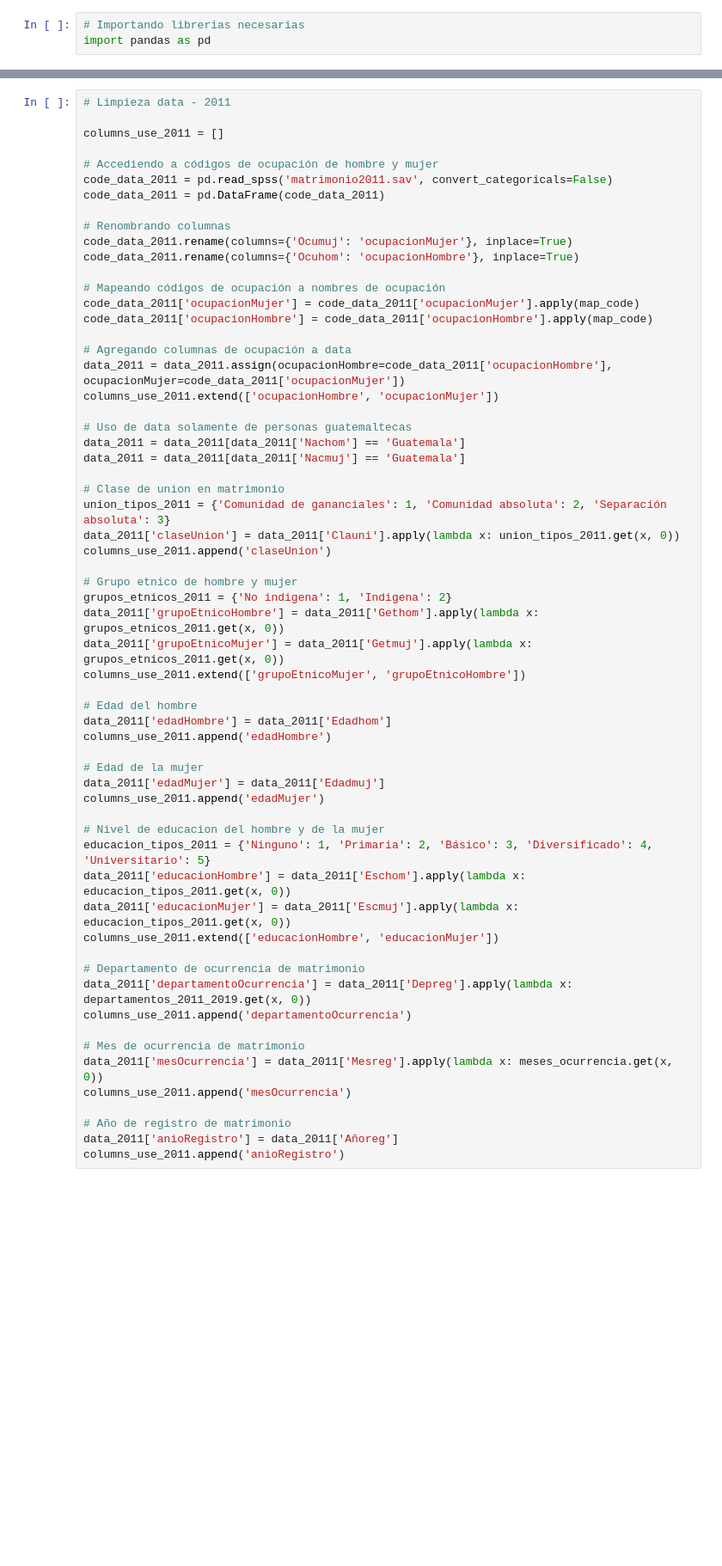
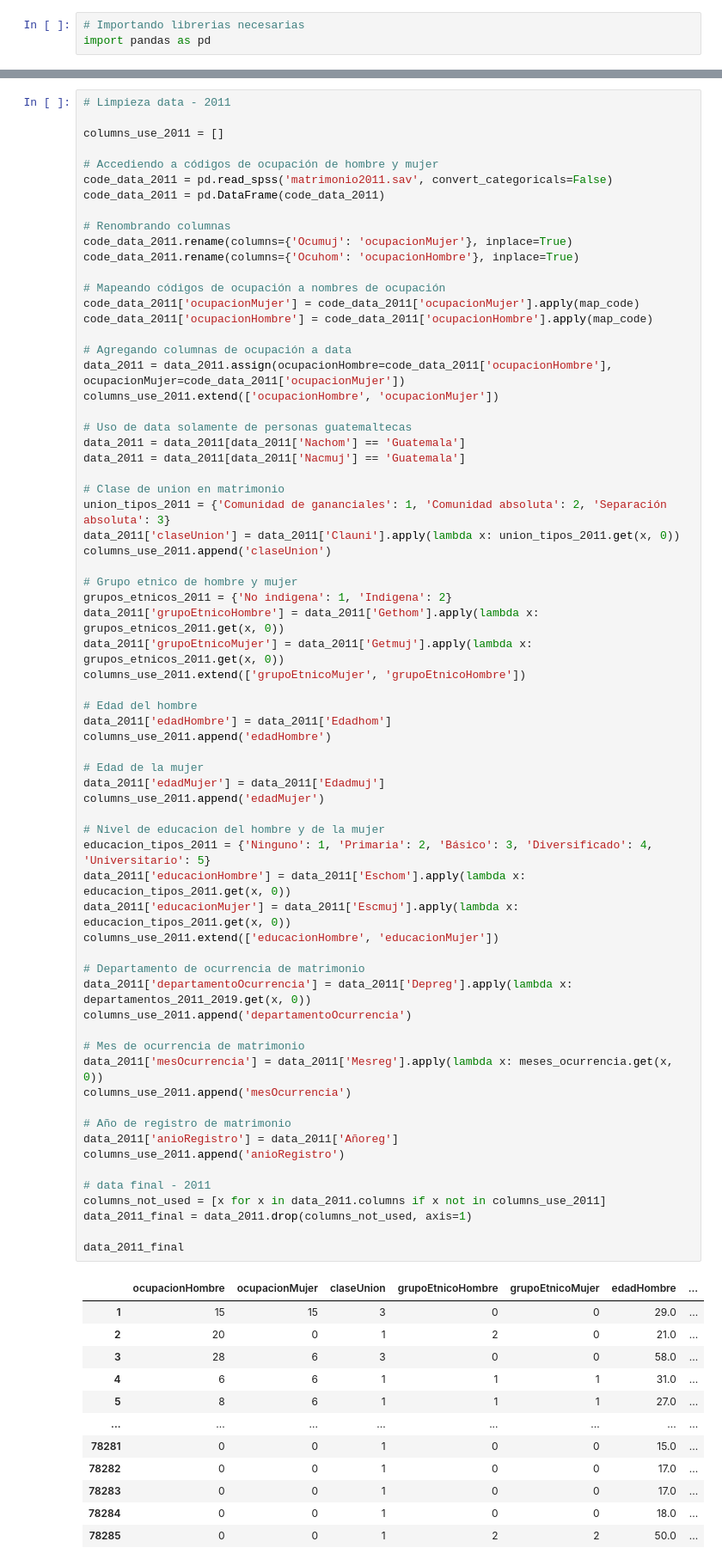
Before and after one commit to MGonza20/Proyecto1_MD, a Jupyter notebook: proyecto_final.ipynb, the cells around one changed output, grey strips where cells are left out. Shown: that part at 86% size. Saved outputs shown, nothing was run; the diff lists cells and outputs as text; blank space fills up the shorter version.

```diff
--- a/proyecto_final.ipynb
+++ b/proyecto_final.ipynb
@@ -83,30 +83,49 @@ columns_use_2011.append('claseUnion')
 grupos_etnicos_2011 = {'No indigena': 1, 'Indigena': 2}
 data_2011['grupoEtnicoHombre'] = data_2011['Gethom'].apply(lambda x: grupos_etnicos_2011.get(x, 0))
 data_2011['grupoEtnicoMujer'] = data_2011['Getmuj'].apply(lambda x: grupos_etnicos_2011.get(x, 0))
 columns_use_2011.extend(['grupoEtnicoMujer', 'grupoEtnicoHombre'])
 
 # Edad del hombre
 data_2011['edadHombre'] = data_2011['Edadhom']
 columns_use_2011.append('edadHombre')
 
 # Edad de la mujer
 data_2011['edadMujer'] = data_2011['Edadmuj']
 columns_use_2011.append('edadMujer')
 
 # Nivel de educacion del hombre y de la mujer
 educacion_tipos_2011 = {'Ninguno': 1, 'Primaria': 2, 'Básico': 3, 'Diversificado': 4, 'Universitario': 5}
 data_2011['educacionHombre'] = data_2011['Eschom'].apply(lambda x: educacion_tipos_2011.get(x, 0))
 data_2011['educacionMujer'] = data_2011['Escmuj'].apply(lambda x: educacion_tipos_2011.get(x, 0))
 columns_use_2011.extend(['educacionHombre', 'educacionMujer'])
 
 # Departamento de ocurrencia de matrimonio
 data_2011['departamentoOcurrencia'] = data_2011['Depreg'].apply(lambda x: departamentos_2011_2019.get(x, 0))
 columns_use_2011.append('departamentoOcurrencia')
 
 # Mes de ocurrencia de matrimonio
 data_2011['mesOcurrencia'] = data_2011['Mesreg'].apply(lambda x: meses_ocurrencia.get(x, 0))
 columns_use_2011.append('mesOcurrencia')
 
 # Año de registro de matrimonio
 data_2011['anioRegistro'] = data_2011['Añoreg']
 columns_use_2011.append('anioRegistro')
+
+# data final - 2011
+columns_not_used = [x for x in data_2011.columns if x not in columns_use_2011]
+data_2011_final = data_2011.drop(columns_not_used, axis=1)
+
+data_2011_final
+# %% [output]
+|  | ocupacionHombre | ocupacionMujer | claseUnion | grupoEtnicoHombre | grupoEtnicoMujer | edadHombre | ... |
+| 1 | 15 | 15 | 3 | 0 | 0 | 29.0 | ... |
+| 2 | 20 | 0 | 1 | 2 | 0 | 21.0 | ... |
+| 3 | 28 | 6 | 3 | 0 | 0 | 58.0 | ... |
+| 4 | 6 | 6 | 1 | 1 | 1 | 31.0 | ... |
+| 5 | 8 | 6 | 1 | 1 | 1 | 27.0 | ... |
+| ... | ... | ... | ... | ... | ... | ... | ... |
+| 78281 | 0 | 0 | 1 | 0 | 0 | 15.0 | ... |
+| 78282 | 0 | 0 | 1 | 0 | 0 | 17.0 | ... |
+| 78283 | 0 | 0 | 1 | 0 | 0 | 17.0 | ... |
+| 78284 | 0 | 0 | 1 | 0 | 0 | 18.0 | ... |
+| 78285 | 0 | 0 | 1 | 2 | 2 | 50.0 | ... |
```
Also changed, not shown: parts of 3 cells of this notebook.
